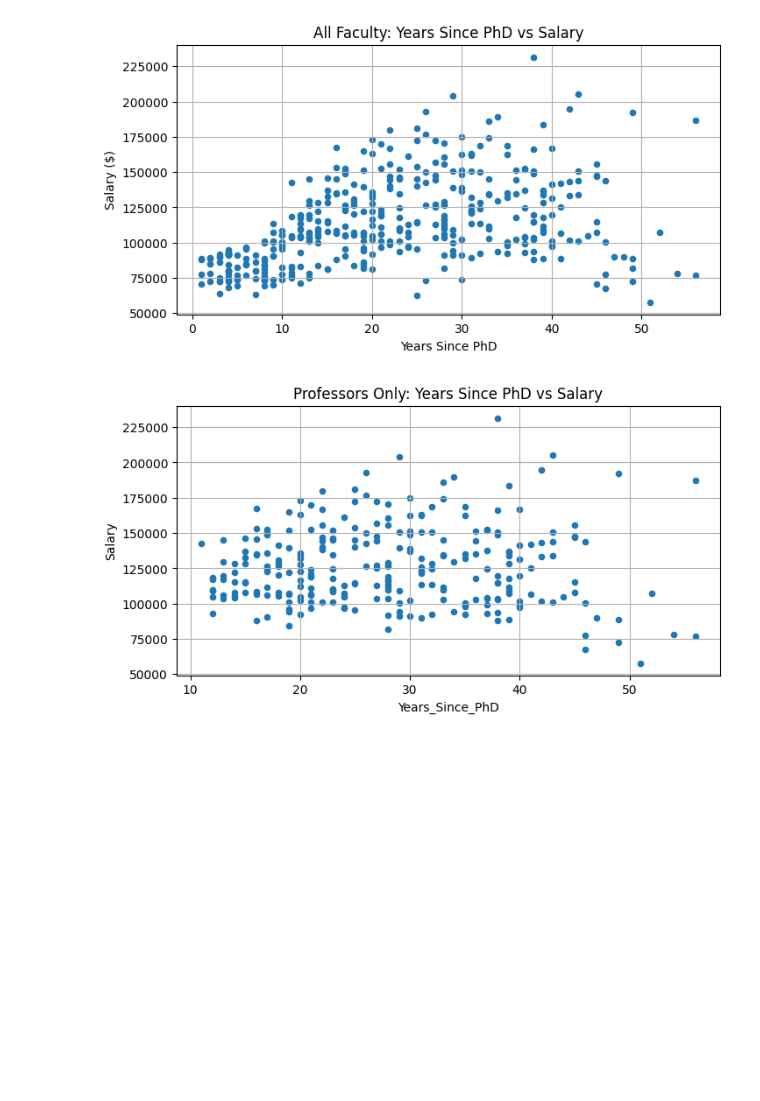
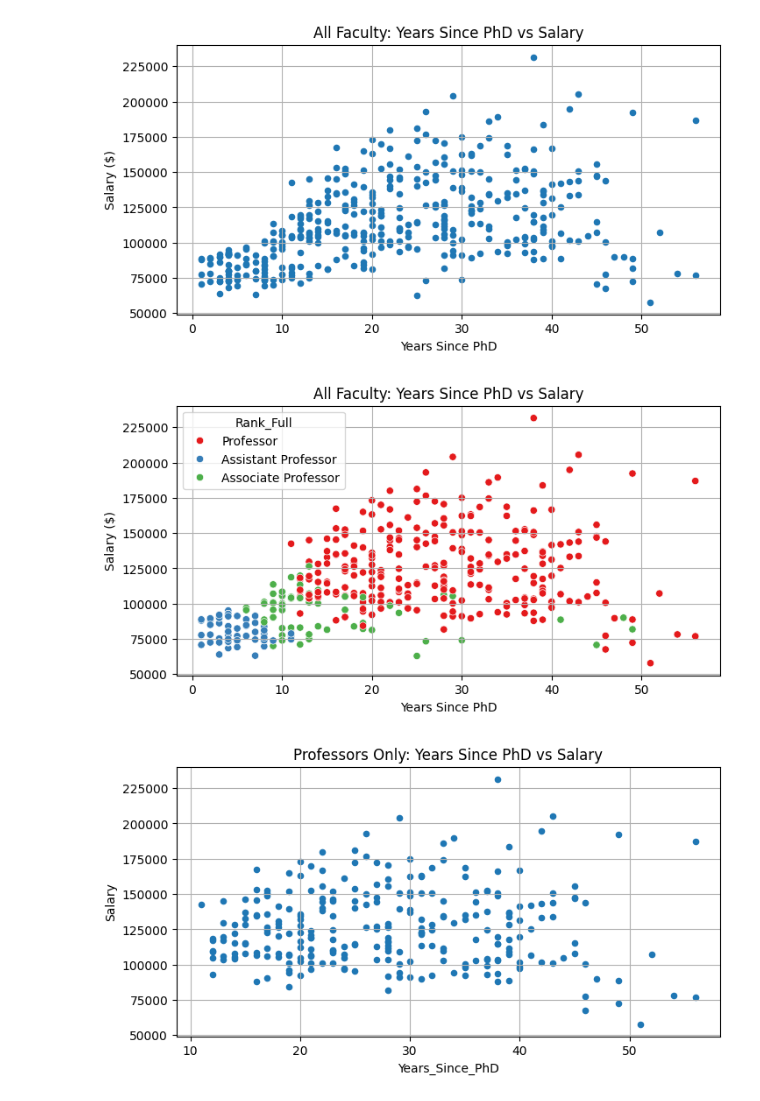
Before and after one commit to georgevallejo/LG_Python_Projects, a Jupyter notebook: ACE_Python_Salaries_assignment_4.ipynb, the cells around one changed output. Drawn from its saved outputs; the diff is of its cells as text; code cells hidden in the pictures; blank space fills up the shorter version.

```diff
--- a/ACE_Python_Salaries_assignment_4.ipynb
+++ b/ACE_Python_Salaries_assignment_4.ipynb
@@ -819,6 +934,28 @@ ax.grid(True)
 plt.show()
 # %% [output]
 [figure]
+# %%
+import seaborn as sns
+import matplotlib.pyplot as plt
+
+plt.figure(figsize=(8,4))
+
+sns.scatterplot(
+    data=salary_df,
+    x='Years_Since_PhD',
+    y='Salary',
+    hue='Rank_Full',        # Colors by rank
+    palette='Set1'          # Optional: nicer colors
+)
+
+plt.title('All Faculty: Years Since PhD vs Salary')
+plt.xlabel('Years Since PhD')
+plt.ylabel('Salary ($)')
+plt.grid(True)
+
+plt.show()
+# %% [output]
+[figure, added]
 # %%
 # Cell 20
 # Professors Only
```
Also changed, not shown: parts of 7 cells of this notebook.
